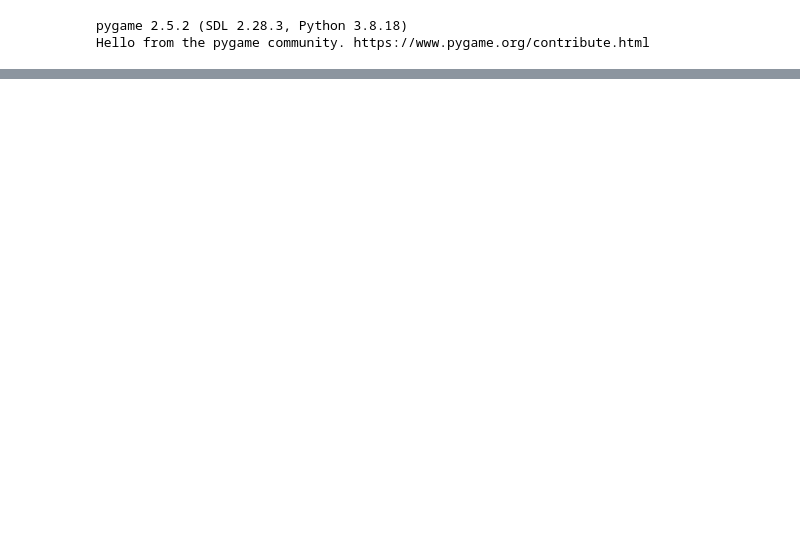
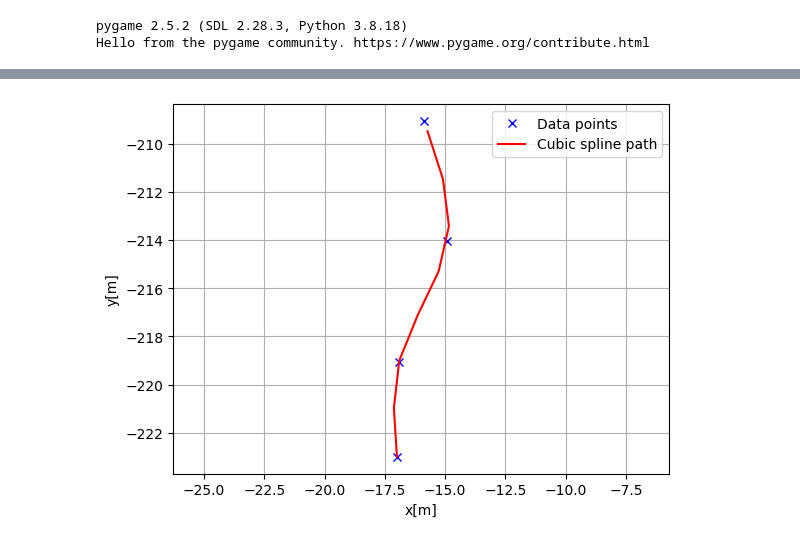
Before and after one commit to gustavomoers/CollisionAvoidance-Carla-DRL-MPC, a Jupyter notebook: test.ipynb, the cells around one changed output, grey strips where cells are left out. Drawn from its saved outputs; the diff is of its cells as text; code cells hidden in the pictures; blank space fills up the shorter version.

```diff
--- a/test.ipynb
+++ b/test.ipynb
@@ -429,0 +214,4 @@ print (coordinate_str)
+# %%
+x = np.array([-17, -16.92, -14.905, -15.889])
+# %%
+y =np.array([-223, -219.06, -214.059, -209.059])
@@ -429,0 +221,23 @@ print (coordinate_str)
+# %%
+ds = 2  # [m] distance of each interpolated points
+sp = CubicSpline2D(x, y)
+# %%
+s = np.arange(0, sp.s[-1], ds)
+rx, ry, ryaw, rk = [], [], [], []
+for i_s in s:
+    ix, iy = sp.calc_position(i_s)
+    rx.append(ix)
+    ry.append(iy)
+    ryaw.append(sp.calc_yaw(i_s))
+    rk.append(sp.calc_curvature(i_s))
+plt.subplots(1)
+plt.plot(x, y, "xb", label="Data points")
+plt.plot(rx, ry, "-r", label="Cubic spline path")
+plt.grid(True)
+plt.axis("equal")
+plt.xlabel("x[m]")
+plt.ylabel("y[m]")
+plt.legend()
+plt.show()
+# %% [output]
+[figure, added]
```
Also changed, not shown: parts of 63 cells of this notebook, 8 other files.
